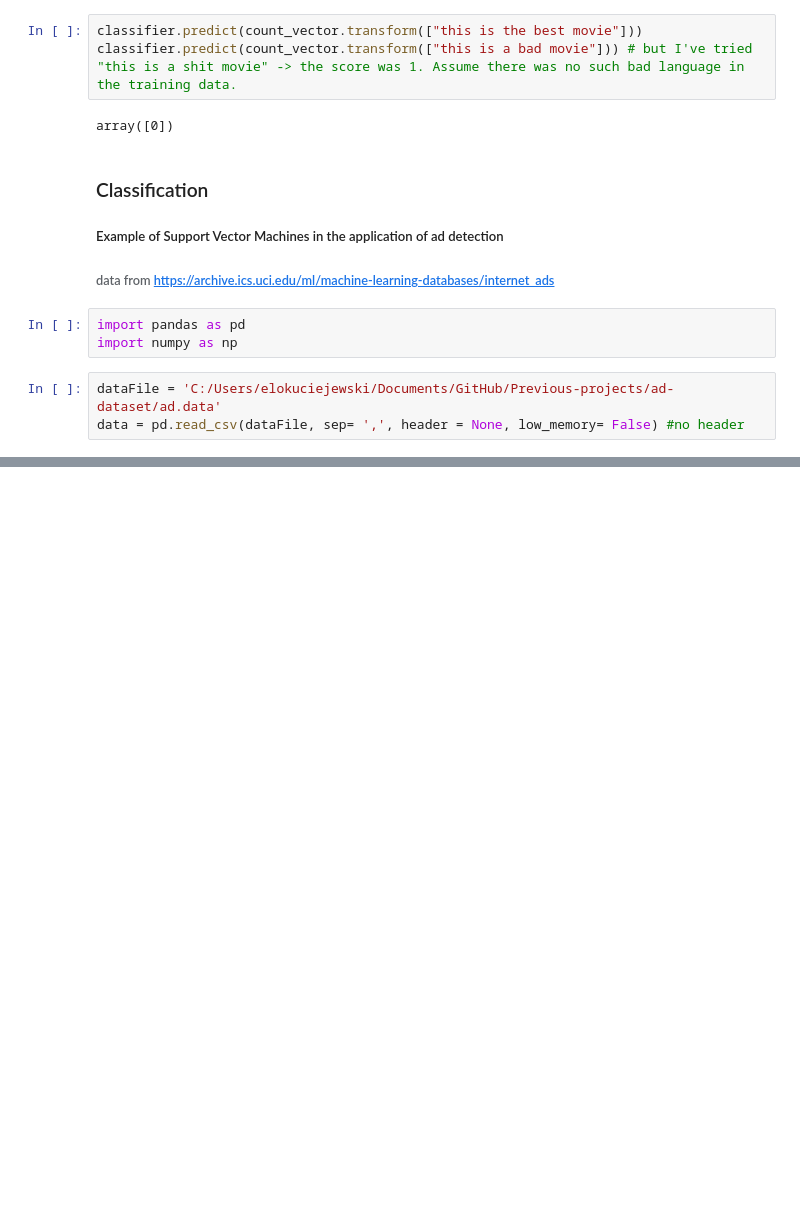
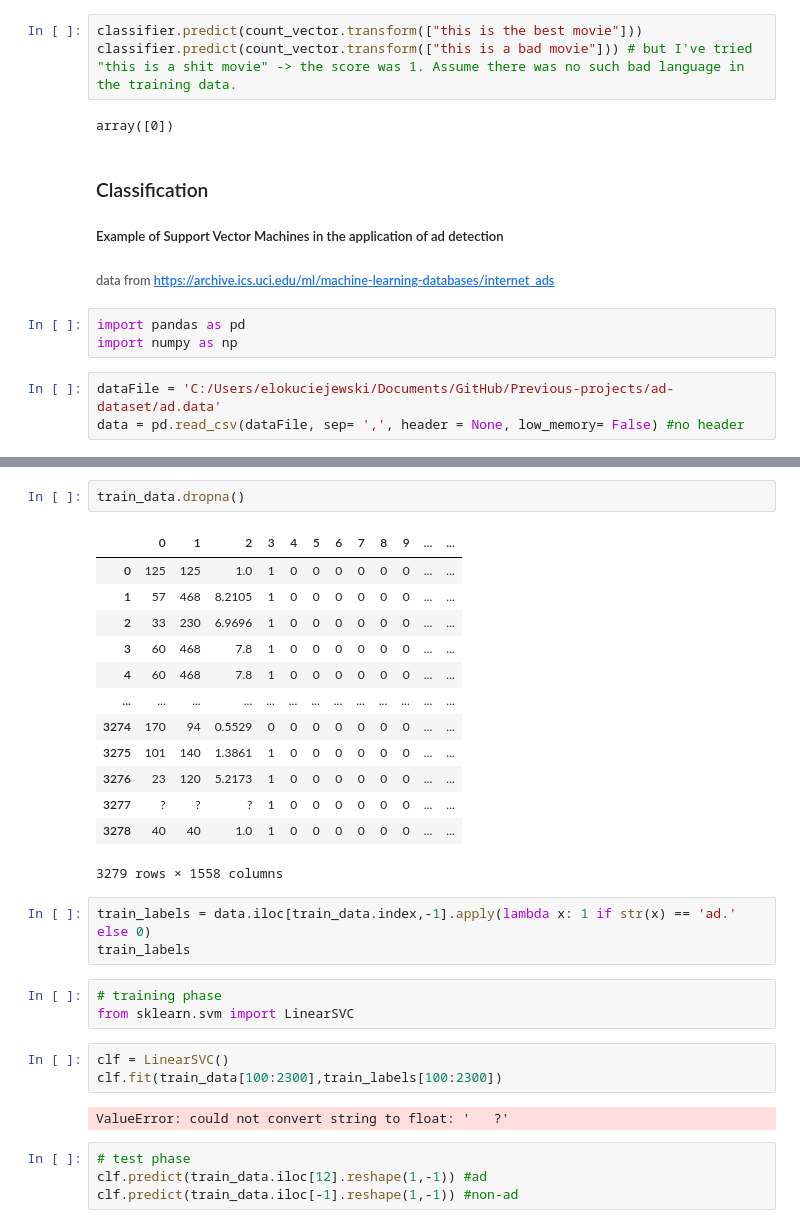
Before and after one commit to MihribanMurat/Previous-projects, a Jupyter notebook: PluralSight_NaiveBayes_SentimentAnalysis.ipynb, the cells around one changed output, grey strips where cells are left out. Drawn from its saved outputs; the diff is of its cells as text; blank space fills up the shorter version.

```diff
--- a/PluralSight_NaiveBayes_SentimentAnalysis.ipynb
+++ b/PluralSight_NaiveBayes_SentimentAnalysis.ipynb
@@ -112,0 +175,31 @@ data.head(20) # the first 20 rows
+# %%
+train_data.dropna()
+# %% [output]
+|  | 0 | 1 | 2 | 3 | 4 | 5 | 6 | 7 | 8 | 9 | ... | ... |
+| 0 | 125 | 125 | 1.0 | 1 | 0 | 0 | 0 | 0 | 0 | 0 | ... | ... |
+| 1 | 57 | 468 | 8.2105 | 1 | 0 | 0 | 0 | 0 | 0 | 0 | ... | ... |
+| 2 | 33 | 230 | 6.9696 | 1 | 0 | 0 | 0 | 0 | 0 | 0 | ... | ... |
+| 3 | 60 | 468 | 7.8 | 1 | 0 | 0 | 0 | 0 | 0 | 0 | ... | ... |
+| 4 | 60 | 468 | 7.8 | 1 | 0 | 0 | 0 | 0 | 0 | 0 | ... | ... |
+| ... | ... | ... | ... | ... | ... | ... | ... | ... | ... | ... | ... | ... |
+| 3274 | 170 | 94 | 0.5529 | 0 | 0 | 0 | 0 | 0 | 0 | 0 | ... | ... |
+| 3275 | 101 | 140 | 1.3861 | 1 | 0 | 0 | 0 | 0 | 0 | 0 | ... | ... |
+| 3276 | 23 | 120 | 5.2173 | 1 | 0 | 0 | 0 | 0 | 0 | 0 | ... | ... |
+| 3277 | ? | ? | ? | 1 | 0 | 0 | 0 | 0 | 0 | 0 | ... | ... |
+| 3278 | 40 | 40 | 1.0 | 1 | 0 | 0 | 0 | 0 | 0 | 0 | ... | ... |
+3279 rows × 1558 columns
+# %%
+train_labels = data.iloc[train_data.index,-1].apply(lambda x: 1 if str(x) == 'ad.' else 0)
+train_labels
+# %%
+# training phase
+from sklearn.svm import LinearSVC
+# %%
+clf = LinearSVC()
+clf.fit(train_data[100:2300],train_labels[100:2300])
+# %% [output]
+ValueError: could not convert string to float: '   ?'
+# %%
+# test phase
+clf.predict(train_data.iloc[12].reshape(1,-1)) #ad
+clf.predict(train_data.iloc[-1].reshape(1,-1)) #non-ad
```
Also changed, not shown: parts of 5 cells of this notebook.
